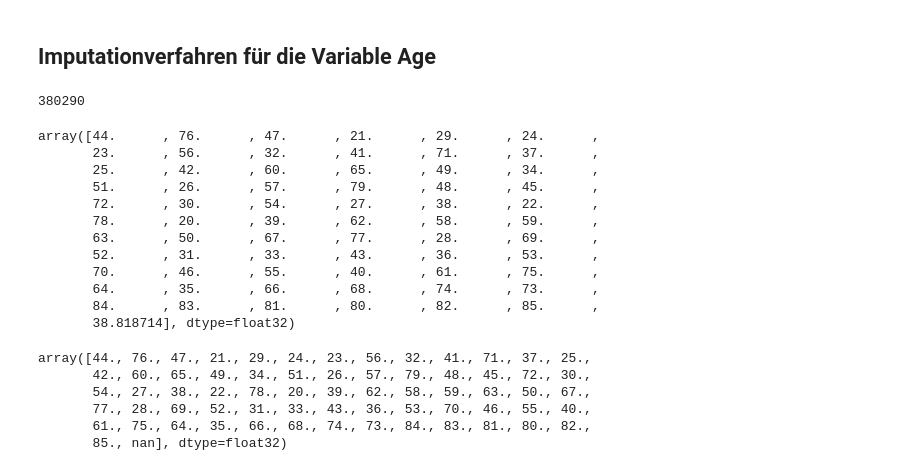
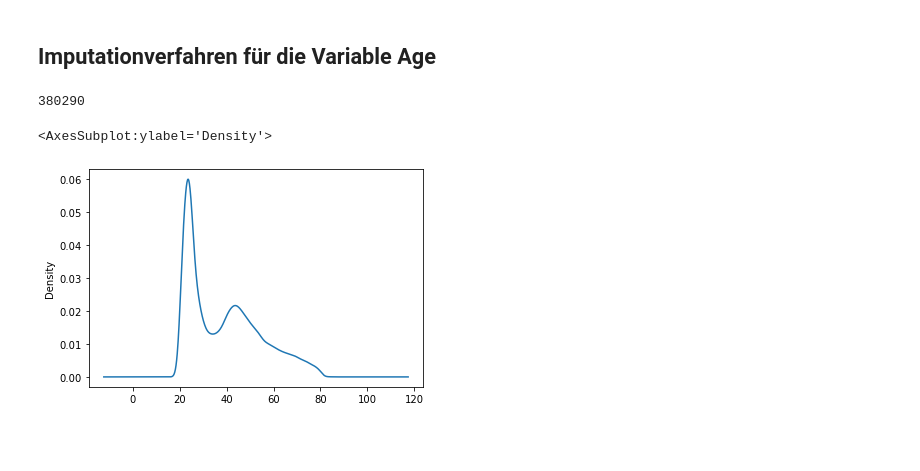
Before and after one commit to tlex-web/data_analysis_crisp_dm, a Jupyter notebook: data_preparation.ipynb, the cells around one changed output. Drawn from its saved outputs; the diff is of its cells as text; code cells hidden in the pictures; blank space fills up the shorter version.

```diff
--- a/data_preparation.ipynb
+++ b/data_preparation.ipynb
@@ -341,47 +342,28 @@ max      147075.000000
 Name: annual_premium, dtype: float64
 # %% [markdown]
 ## Imputationverfahren für die Variable Age
+# %%
+# imp = SimpleImputer(missing_values=np.nan, fill_value=df['age'].mean())
+
+# imp.fit(df['age'])
+# SimpleImputer()
+
+# X = df['age']
+# print(imp.transform(X))
+
+
+imp_mean_age = df['age'].fillna(df['age'].mean())
+len(imp_mean_age)
+# %% [output]
+380290
 # %%
 X = df[df.columns.drop('age')]
 y = pd.DataFrame(df['age'])
 y.columns = ['age']
 
 X_train, X_test, y_train, y_test = train_test_split(X, y, test_size = 1/3)
-# %%
-# imp = SimpleImputer(missing_values=np.nan, fill_value=df['age'].mean())
-
-# imp.fit(df['age'])
-# SimpleImputer()
-
-# X = df['age']
-# print(imp.transform(X))
-
-
-imp_mean_age = df['age'].fillna(df['age'].mean())
-len(imp_mean_age)
-# %% [output]
-380290
-# %%
-imp_mean_age.unique()
-# %% [output]
-array([44.      , 76.      , 47.      , 21.      , 29.      , 24.      ,
-       23.      , 56.      , 32.      , 41.      , 71.      , 37.      ,
-       25.      , 42.      , 60.      , 65.      , 49.      , 34.      ,
-       51.      , 26.      , 57.      , 79.      , 48.      , 45.      ,
-       72.      , 30.      , 54.      , 27.      , 38.      , 22.      ,
-       78.      , 20.      , 39.      , 62.      , 58.      , 59.      ,
-       63.      , 50.      , 67.      , 77.      , 28.      , 69.      ,
-       52.      , 31.      , 33.      , 43.      , 36.      , 53.      ,
-       70.      , 46.      , 55.      , 40.      , 61.      , 75.      ,
-       64.      , 35.      , 66.      , 68.      , 74.      , 73.      ,
-       84.      , 83.      , 81.      , 80.      , 82.      , 85.      ,
-       38.818714], dtype=float32)
 # %%
-df['age'].unique()
+df['age'].plot.density()
 # %% [output]
-array([44., 76., 47., 21., 29., 24., 23., 56., 32., 41., 71., 37., 25.,
-       42., 60., 65., 49., 34., 51., 26., 57., 79., 48., 45., 72., 30.,
-       54., 27., 38., 22., 78., 20., 39., 62., 58., 59., 63., 50., 67.,
-       77., 28., 69., 52., 31., 33., 43., 36., 53., 70., 46., 55., 40.,
-       61., 75., 64., 35., 66., 68., 74., 73., 84., 83., 81., 80., 82.,
-       85., nan], dtype=float32)
+<AxesSubplot:ylabel='Density'>
+[figure, added]
```
Also changed, not shown: parts of 4 cells of this notebook, 1 other file.
